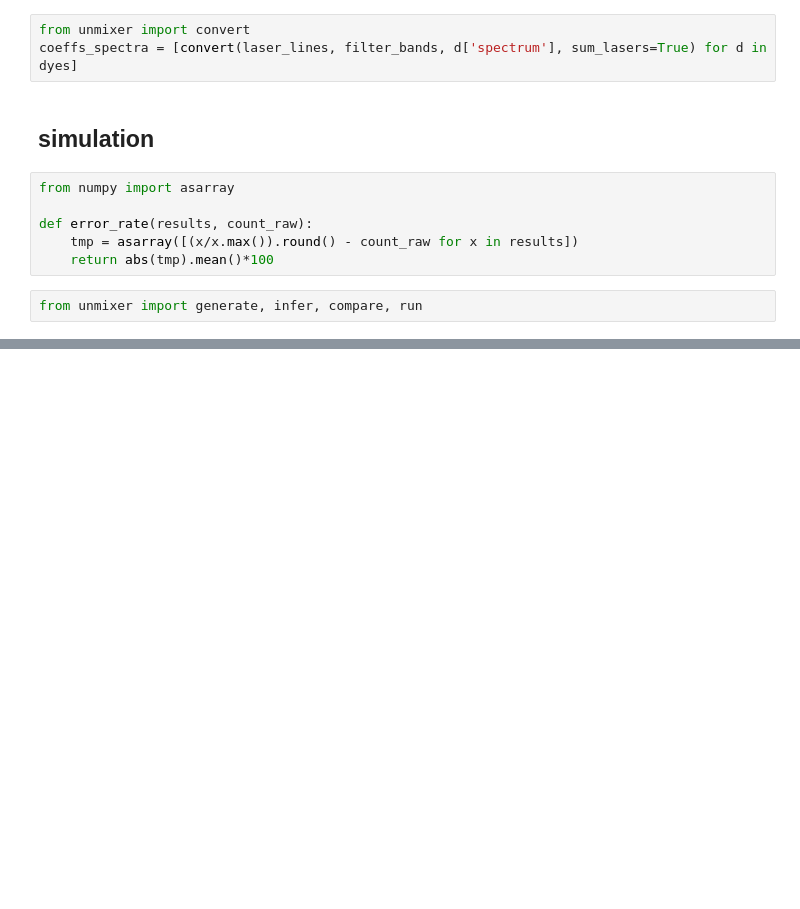
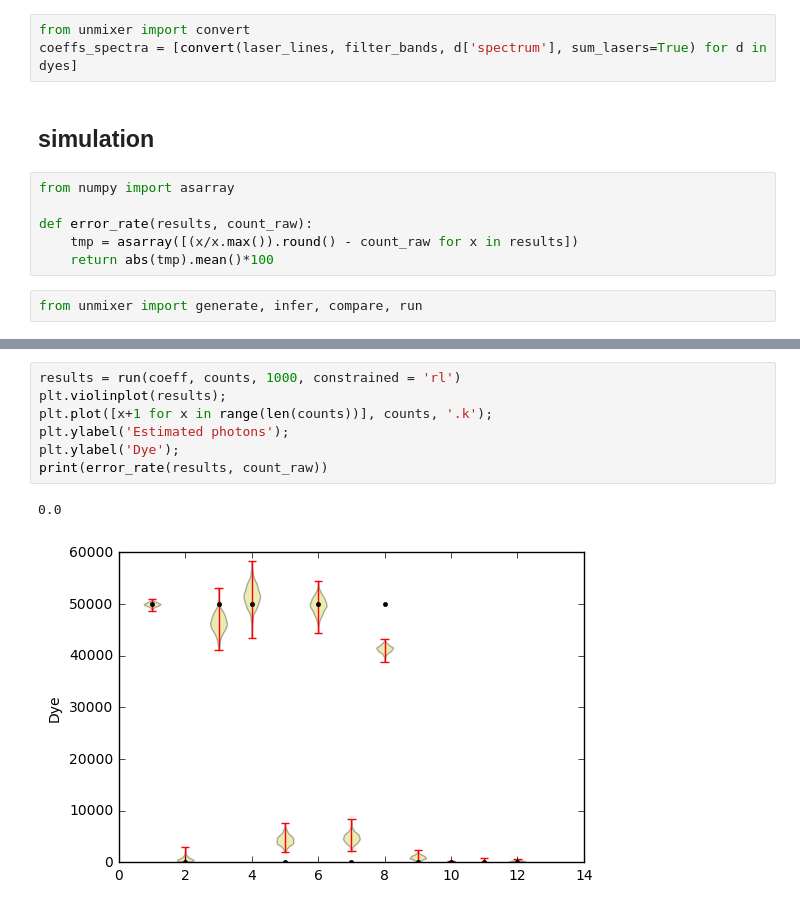
Before and after one commit to sofroniewn/unmixer, a Jupyter notebook: example.ipynb, the cells around one changed output, grey strips where cells are left out. Saved outputs shown, nothing was run; the diff lists cells and outputs as text; blank space fills up the shorter version.

```diff
--- a/example.ipynb
+++ b/example.ipynb
@@ -178,0 +169,10 @@ print(accuracy/asarray(counts).sum())
+# %%
+results = run(coeff, counts, 1000, constrained = 'rl')
+plt.violinplot(results);
+plt.plot([x+1 for x in range(len(counts))], counts, '.k');
+plt.ylabel('Estimated photons');
+plt.ylabel('Dye');
+print(error_rate(results, count_raw))
+# %% [output]
+0.0
+[figure, added]
```
Also changed, not shown: parts of 29 cells of this notebook, 1 other file.
